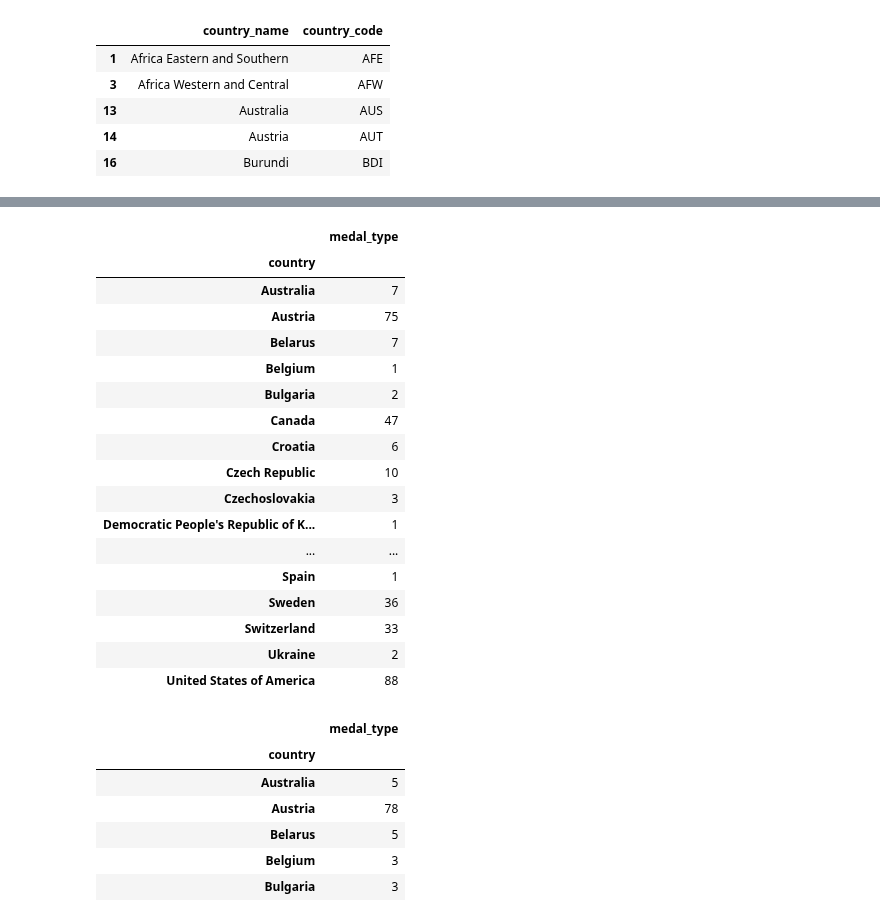
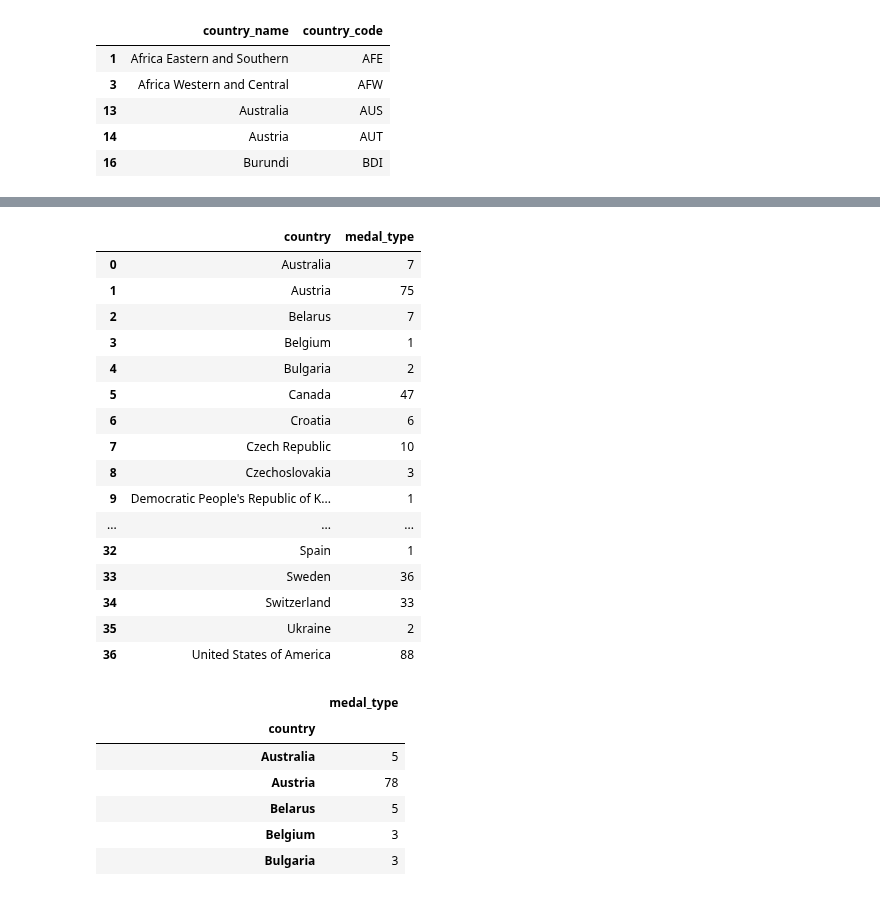
Before and after one commit to ubco-W2022T2-data301/project-group-group17, a Jupyter notebook: analysis/notebooks/analysis_cynthia.ipynb, the cells around one changed output, grey strips where cells are left out. Drawn from its saved outputs; the diff is of its cells as text; code cells hidden in the pictures.

```diff
--- a/analysis/notebooks/analysis_cynthia.ipynb
+++ b/analysis/notebooks/analysis_cynthia.ipynb
@@ -254,28 +287,26 @@ GoldPerCountry = WinterGold[["country", "medal_type"]].groupby("country").count(
 # %%
 ## Number of Silver Per Country:
-
 WinterSilver = WinterOlympic[WinterOlympic["medal_type"]=="SILVER"]
 SilverLine = WinterSilver["country"].unique()
-SilverPerCountry = WinterSilver[["country", "medal_type"]].groupby("country").count()
+SilverPerCountry = WinterSilver[["country", "medal_type"]].groupby("country",as_index=False).count()
 SilverPerCountry
 # %% [output]
-|  | medal_type |
-| country |  |
-| Australia | 7 |
-| Austria | 75 |
-| Belarus | 7 |
-| Belgium | 1 |
-| Bulgaria | 2 |
-| Canada | 47 |
-| Croatia | 6 |
-| Czech Republic | 10 |
-| Czechoslovakia | 3 |
-| Democratic People's Republic of K... | 1 |
-| ... | ... |
-| Spain | 1 |
-| Sweden | 36 |
-| Switzerland | 33 |
-| Ukraine | 2 |
-| United States of America | 88 |
+|  | country | medal_type |
+| 0 | Australia | 7 |
+| 1 | Austria | 75 |
+| 2 | Belarus | 7 |
+| 3 | Belgium | 1 |
+| 4 | Bulgaria | 2 |
+| 5 | Canada | 47 |
+| 6 | Croatia | 6 |
+| 7 | Czech Republic | 10 |
+| 8 | Czechoslovakia | 3 |
+| 9 | Democratic People's Republic of K... | 1 |
+| ... | ... | ... |
+| 32 | Spain | 1 |
+| 33 | Sweden | 36 |
+| 34 | Switzerland | 33 |
+| 35 | Ukraine | 2 |
+| 36 | United States of America | 88 |
 # %%
 ## Number of Bronze Per Country:
```
Also changed, not shown: parts of 10 cells of this notebook.
